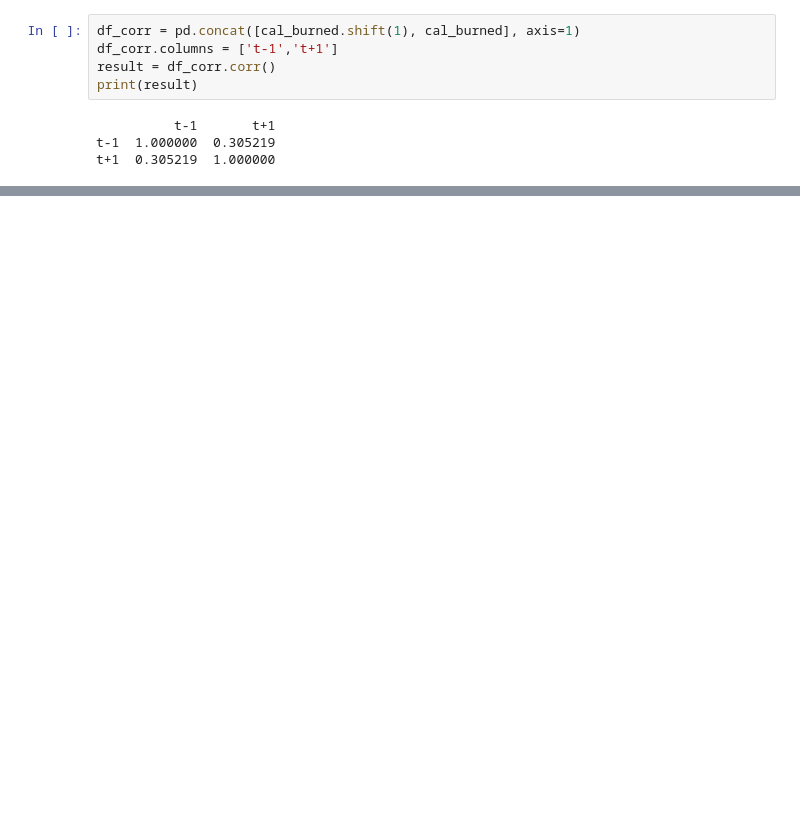
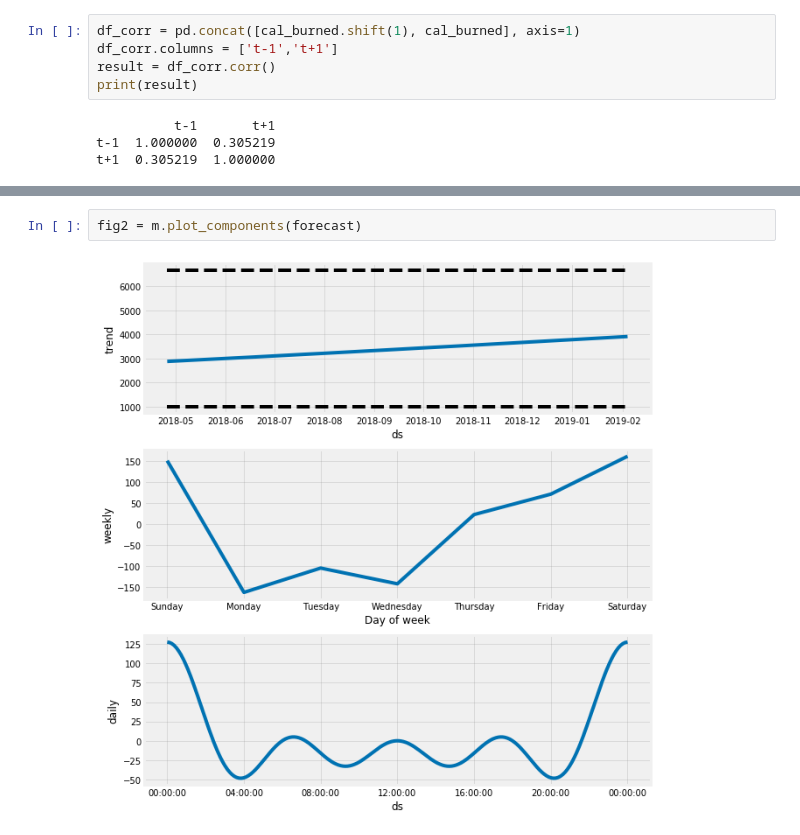
Before and after one commit to jesseanddd/fitbit, a Jupyter notebook: fitbit.ipynb, the cells around one changed output, grey strips where cells are left out. Cells and saved outputs as stored; diff of their text form; blank space fills up the shorter version.

```diff
--- a/fitbit.ipynb
+++ b/fitbit.ipynb
@@ -253,0 +366,4 @@ t+1  0.305219  1.000000
+# %%
+fig2 = m.plot_components(forecast)
+# %% [output]
+[figure, added]
```
Also changed, not shown: parts of 41 cells of this notebook, 1 other file.
